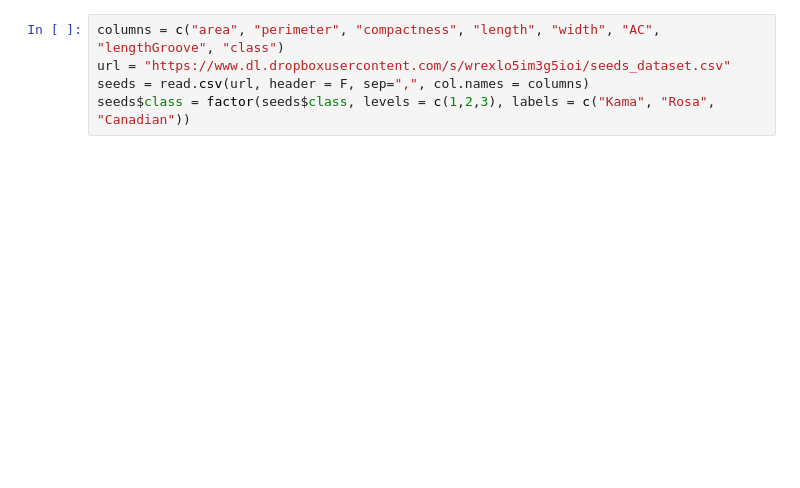
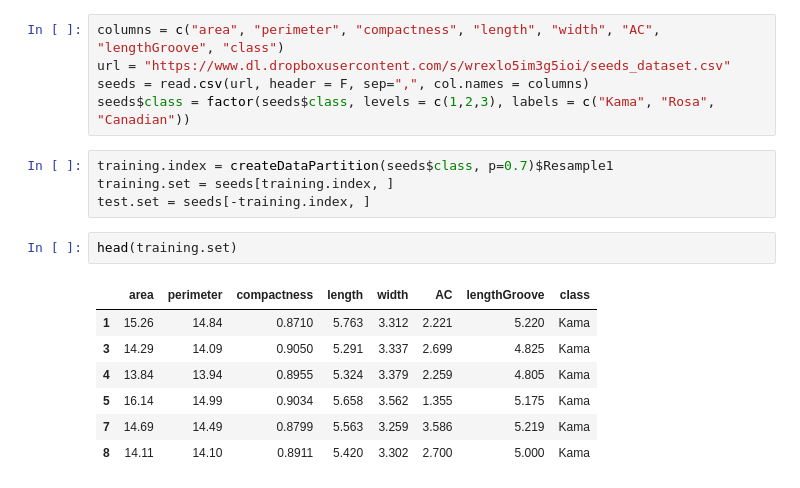
Before and after one commit to JavierArredondo/INFO-USACH-13222-AY, a Jupyter notebook: 5_ÁrbolesDecisión.ipynb, the cells around one changed output. Drawn from its saved outputs; the diff is of its cells as text; blank space fills up the shorter version.

```diff
--- a/5_ÁrbolesDecisión.ipynb
+++ b/5_ÁrbolesDecisión.ipynb
@@ -48,3 +61,17 @@ columns = c("area", "perimeter", "compactness", "length", "width", "AC", "length
 url = "https://www.dl.dropboxusercontent.com/s/wrexlo5im3g5ioi/seeds_dataset.csv"
 seeds = read.csv(url, header = F, sep=",", col.names = columns)
 seeds$class = factor(seeds$class, levels = c(1,2,3), labels = c("Kama", "Rosa", "Canadian"))
+# %%
+training.index = createDataPartition(seeds$class, p=0.7)$Resample1
+training.set = seeds[training.index, ]
+test.set = seeds[-training.index, ]
+# %%
+head(training.set)
+# %% [output]
+|  | area | perimeter | compactness | length | width | AC | lengthGroove | class |
+| 1 | 15.26 | 14.84 | 0.8710 | 5.763 | 3.312 | 2.221 | 5.220 | Kama |
+| 3 | 14.29 | 14.09 | 0.9050 | 5.291 | 3.337 | 2.699 | 4.825 | Kama |
+| 4 | 13.84 | 13.94 | 0.8955 | 5.324 | 3.379 | 2.259 | 4.805 | Kama |
+| 5 | 16.14 | 14.99 | 0.9034 | 5.658 | 3.562 | 1.355 | 5.175 | Kama |
+| 7 | 14.69 | 14.49 | 0.8799 | 5.563 | 3.259 | 3.586 | 5.219 | Kama |
+| 8 | 14.11 | 14.10 | 0.8911 | 5.420 | 3.302 | 2.700 | 5.000 | Kama |
```
Also changed, not shown: parts of 19 cells of this notebook.
